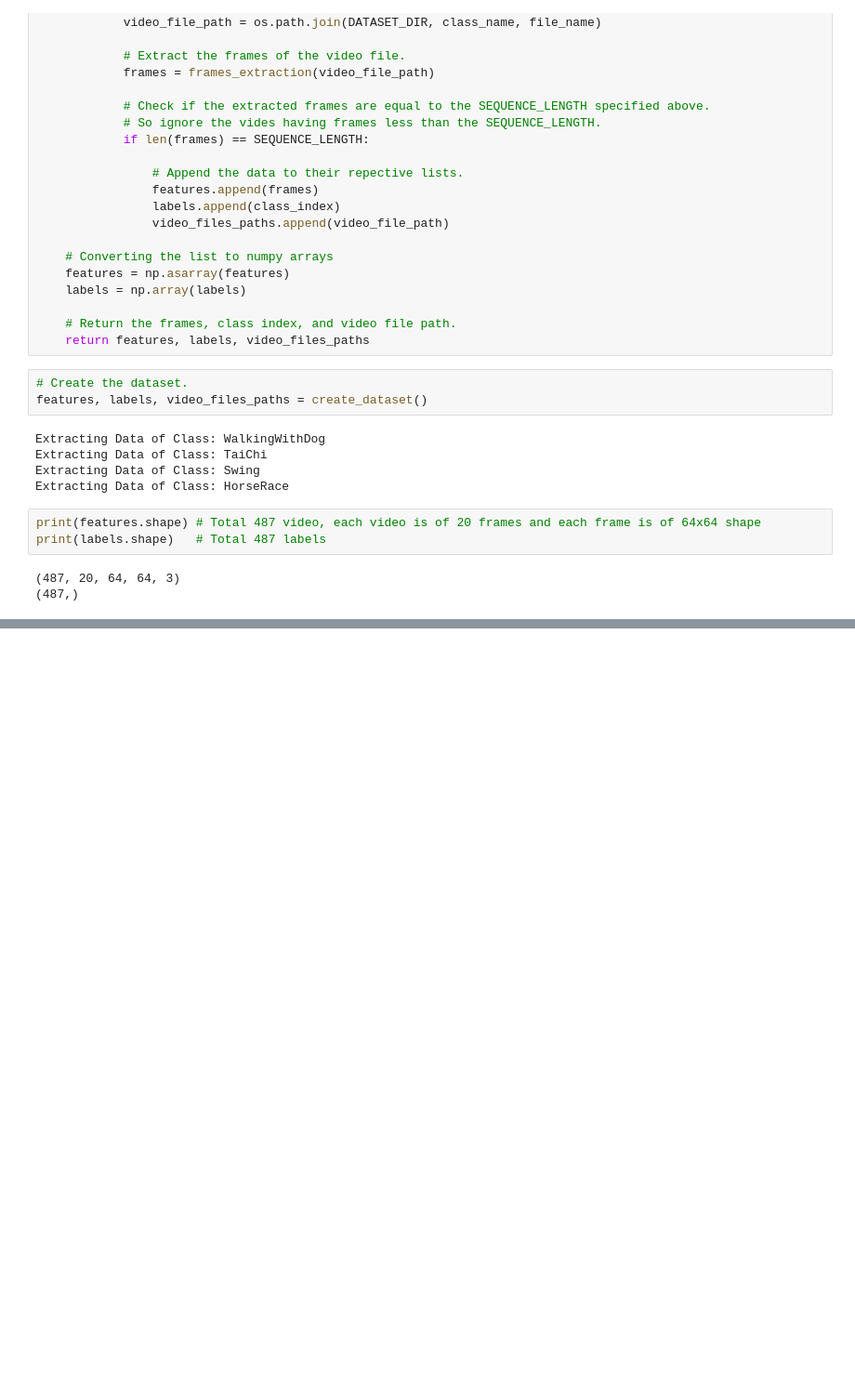
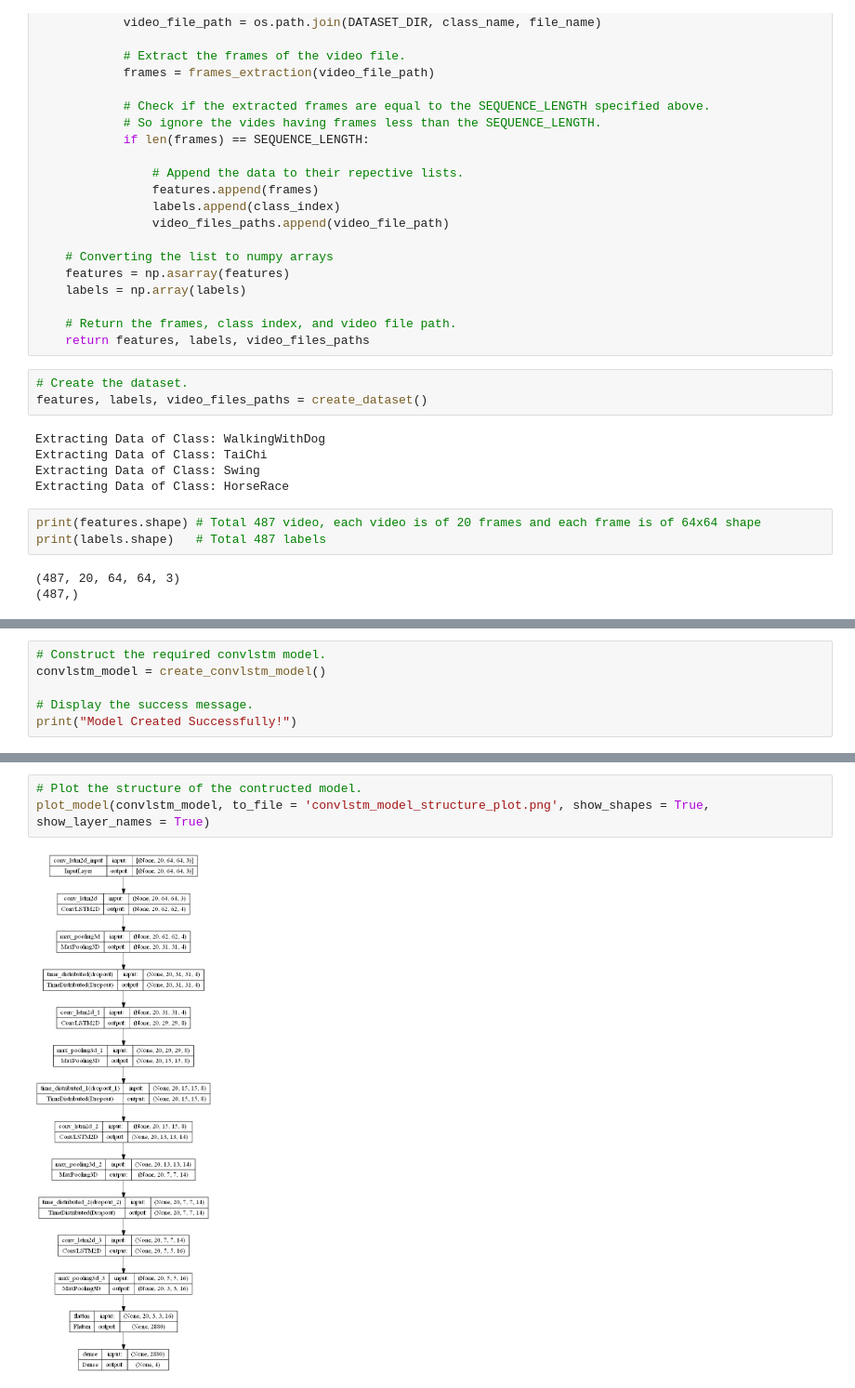
Before and after one commit to thm1d/Human-Activity-Recognition-using-TensorFlow-CNN-LSTM, a Jupyter notebook: code.ipynb, the cells around one changed output, grey strips where cells are left out. Shown at 93% size. Cells and saved outputs as stored; diff of their text form; blank space fills up the shorter version.

Commit message:
building the model

```diff
--- a/code.ipynb
+++ b/code.ipynb
@@ -193,0 +250,6 @@ print(labels.shape)   # Total 487 labels
+# %%
+# Construct the required convlstm model.
+convlstm_model = create_convlstm_model()
+
+# Display the success message.
+print("Model Created Successfully!")
@@ -193,0 +274,5 @@ print(labels.shape)   # Total 487 labels
+# %%
+# Plot the structure of the contructed model.
+plot_model(convlstm_model, to_file = 'convlstm_model_structure_plot.png', show_shapes = True, show_layer_names = True)
+# %% [output]
+[figure, added]
```
Also changed, not shown: parts of 4 cells of this notebook, 1 other file.
